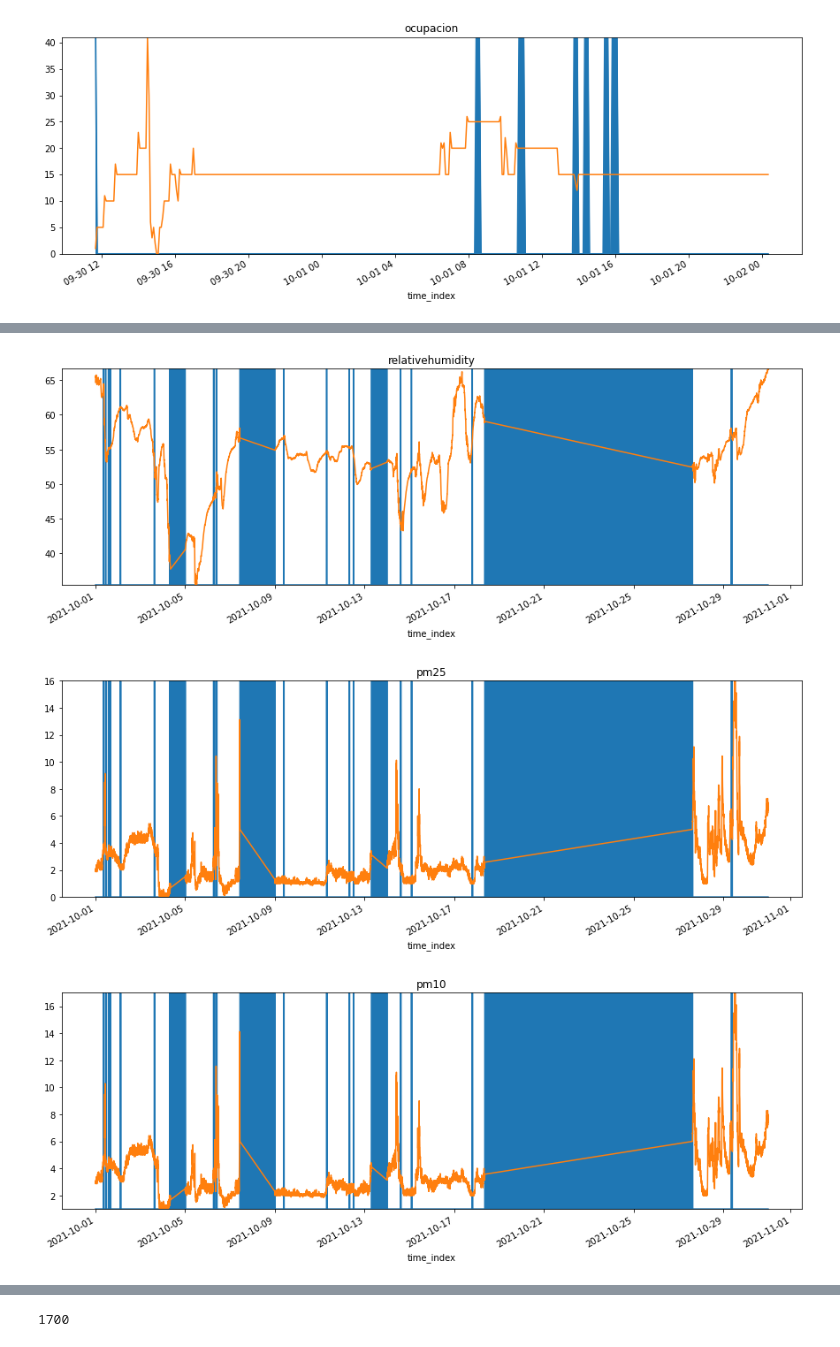
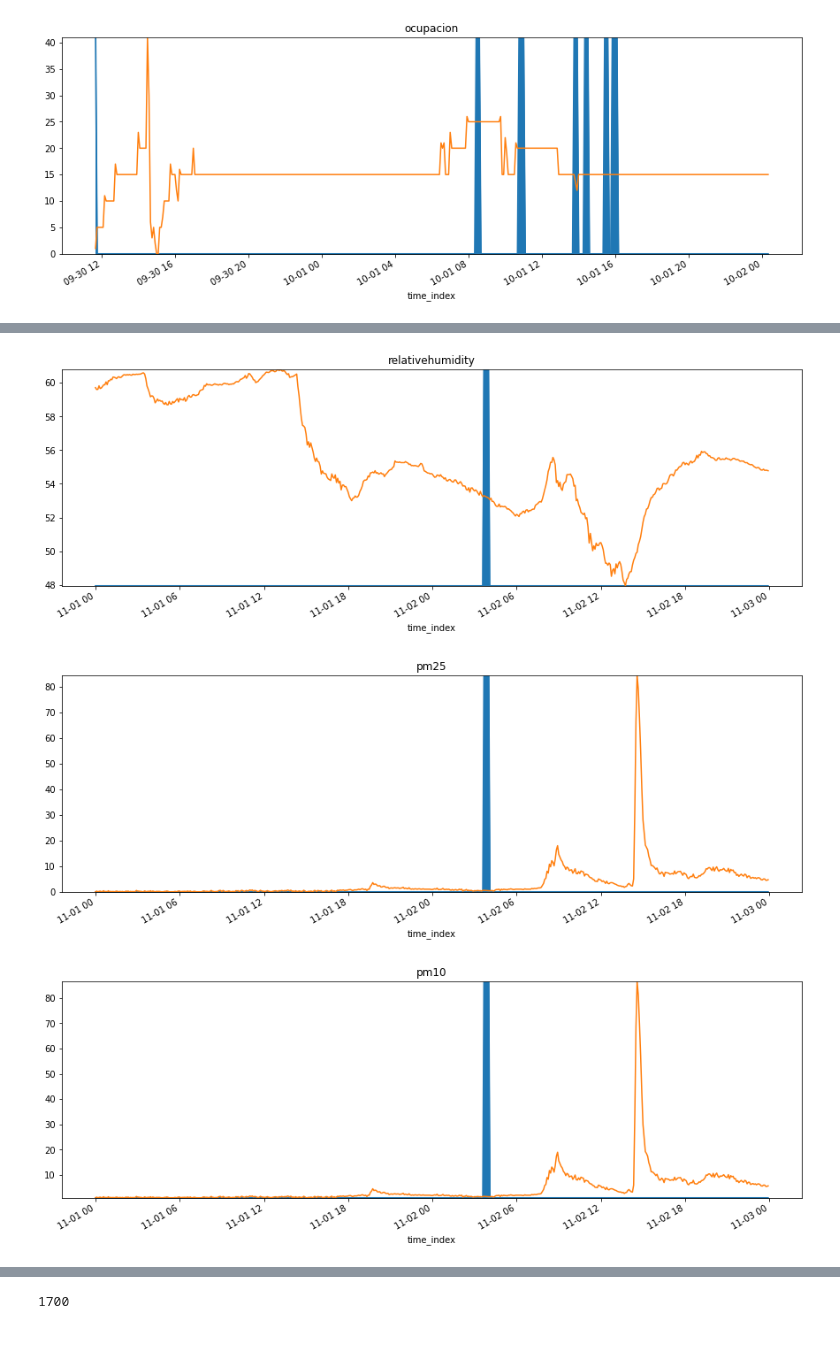
Before and after one commit to CenticMurcia/proyecto-CO2, a Jupyter notebook: EDA datos buenos.ipynb, the cells around one changed output, grey strips where cells are left out. Cells and saved outputs as stored; diff of their text form; code cells hidden in the pictures.

```diff
--- a/EDA datos buenos.ipynb
+++ b/EDA datos buenos.ipynb
@@ -90,8 +90,8 @@ def plot_var(filtered_df, var):
     plt.ylim((min_val,max_val))
     plt.show()
 # %%
-for var in df_bueno.columns[:-3]:
-    plot_var(df_bueno.loc['2021-9-30 00:06:00':'2021-10-2 00:23:00'], var)
+for var in df.columns[:-3]:
+    plot_var(df.loc['2021-9-30 00:06:00':'2021-10-2 00:23:00'], var)
 # %% [output]
 [figure]
 [figure]
@@ -102,6 +102,6 @@ for var in df_bueno.columns[:-3]:
 [figure]
 [figure]
 # %%
-for var in df_bueno.columns[:-3]:
-    plot_var(df_bueno.loc['2021-10-1':'2021-10-30'], var)
+for var in df.columns[:-3]:
+    plot_var(df.loc['2021-11-1':'2021-11-2'], var)
 # %% [output]
@@ -109,3 +109,3 @@ for var in df_bueno.columns[:-3]:
-[figure, old version]
+[figure, new version]
-[figure, old version]
+[figure, new version]
-[figure, old version]
+[figure, new version]
```
Also changed, not shown: parts of 5 cells of this notebook.
